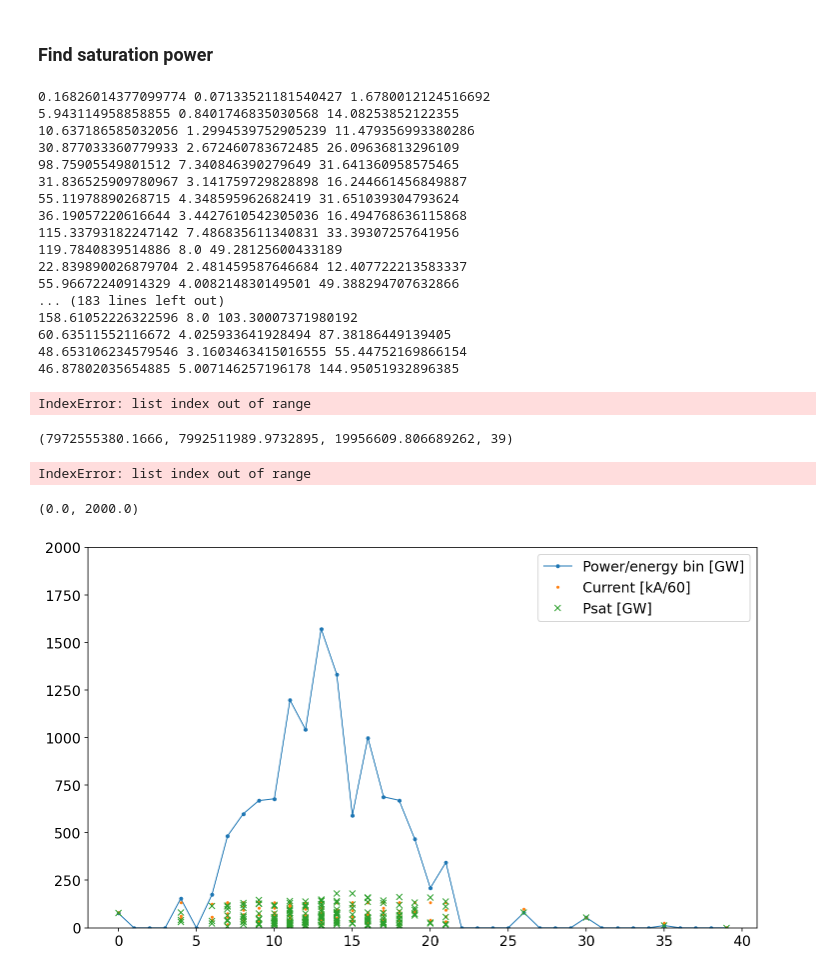
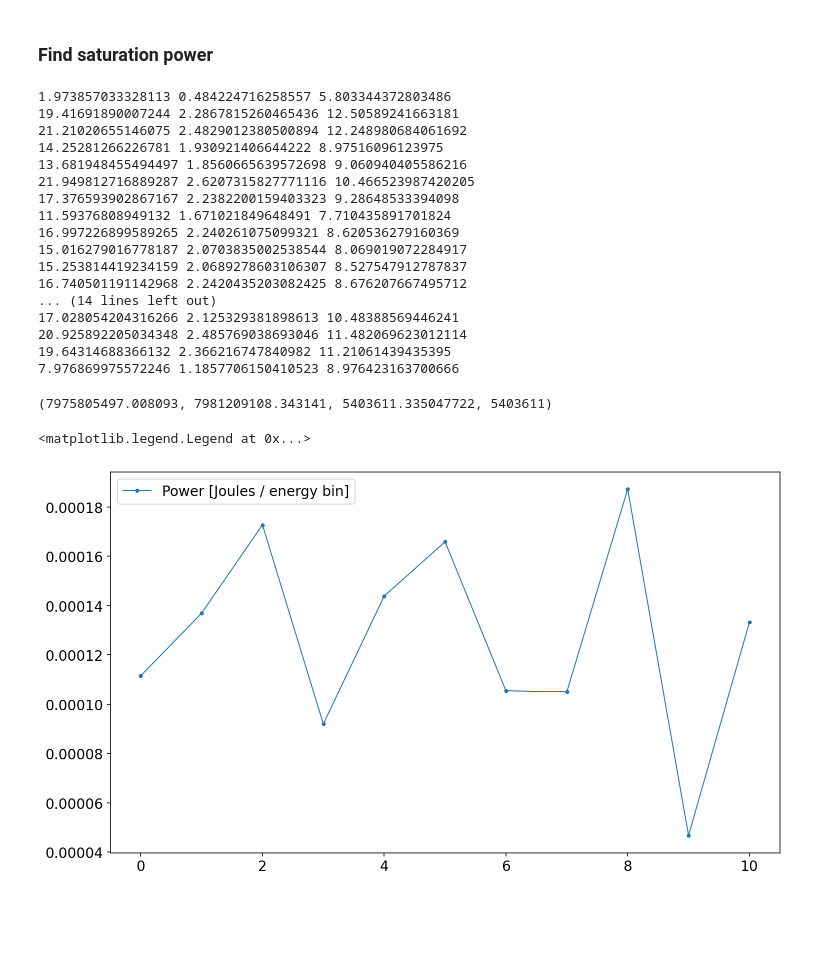
Before and after one commit to pluflou/FEL_Tuning, a Jupyter notebook: lcls_mx_optimizer.ipynb, the cells around one changed output. Drawn from its saved outputs; the diff is of its cells as text; code cells hidden in the pictures; blank space fills up the shorter version.

```diff
--- a/lcls_mx_optimizer.ipynb
+++ b/lcls_mx_optimizer.ipynb
@@ -110,17 +120,17 @@ for i,marker in enumerate(markers):
                             n_slice= n_slice, slice_key='t')
 # %%
 #fig, ax = plt.subplots(3, sharex=True, figsize=(10,13))
-sl = slices["VVHXU32"]
+sl = slices["VVHXU19"]
 
 #plt.plot(sl['norm_emit_x']*10**(9), label=r"$\epsilon_x$")
 #plt.plot(sl['norm_emit_y']*10**(9), label=r"$\epsilon_y$")
 plt.plot(sl['average_current']*10**(-3), label=r"$I_{avg}$")
-plt.plot(sl['sigma_pz']*10**(-5), label=r"$\sigma_{p_z}$")
+plt.plot(sl['sigma_pz']*10**(-7), label=r"$\sigma_{p_z}$")
 plt.title("Und, collimated")
 
 plt.legend()
 
-
+#plt.ylim(0,5)
 ### energy spread is large because of the weird line shaped horns
 # %% [output]
 <matplotlib.legend.Legend at 0x...>
@@ -128,3 +138,5 @@ plt.legend()
+# %%
+time_slice = (P.t.max()-P.t.min())/n_slice
 # %% [markdown]
 ## Find 3D gain length
 # %%
@@ -260,7 +273,7 @@ for i in range(n_slice):
 
     # average current
     #current_beam = sl["average_current"][i]
-    current_beam = 8*1e3 if sl["average_current"][i]>8*1e3 else sl["average_current"][i]
+    current_beam = 3*1e3 if sl["average_current"][i]>3*1e3 else sl["average_current"][i]
 
     current_list.append(current_beam)
 
@@ -303,24 +316,23 @@ for i in range(n_slice):
     psat_list.append(Psat(LambdaMX, rho, pbeam)) # in GW
     print(Psat(LambdaMX, rho, pbeam), current_beam/1e3, Pz(shot_noise(rho, lambda_rad, current_beam, gamma_beam), 18))
 # %% [output]
-0.16826014377099774 0.07133521181540427 1.6780012124516692
-5.943114958858855 0.8401746835030568 14.08253852122355
-10.637186585032056 1.2994539752905239 11.479356993380286
-30.877033360779933 2.672460783672485 26.09636813296109
-98.75905549801512 7.340846390279649 31.641360958575465
-31.836525909780967 3.141759729828898 16.244661456849887
-55.11978890268715 4.348595962682419 31.651039304793624
-36.19057220616644 3.4427610542305036 16.494768636115868
-115.33793182247142 7.486835611340831 33.39307257641956
-119.7840839514886 8.0 49.28125600433189
-22.839890026879704 2.481459587646684 12.407722213583337
-55.96672240914329 4.008214830149501 49.388294707632866
-... (183 lines left out)
-158.61052226322596 8.0 103.30007371980192
-60.63511552116672 4.025933641928494 87.38186449139405
-48.653106234579546 3.1603463415016555 55.44752169866154
-46.87802035654885 5.007146257196178 144.95051932896385
+1.973857033328113 0.484224716258557 5.803344372803486
+19.41691890007244 2.2867815260465436 12.50589241663181
+21.21020655146075 2.4829012380500894 12.248980684061692
+14.25281266226781 1.930921406644222 8.97516096123975
+13.681948455494497 1.8560665639572698 9.060940405586216
+21.949812716889287 2.6207315827771116 10.466523987420205
+17.376593902867167 2.2382200159403323 9.28648533394098
+11.59376808949132 1.671021849648491 7.710435891701824
+16.997226899589265 2.240261075099321 8.620536279160369
+15.016279016778187 2.0703835002538544 8.069019072284917
+15.253814419234159 2.0689278603106307 8.527547912787837
+16.740501191142968 2.2420435203082425 8.676207667495712
+... (14 lines left out)
+17.028054204316266 2.125329381898613 10.48388569446241
+20.925892205034348 2.485769038693046 11.482069623012114
+19.64314688366132 2.366216747840982 11.21061439435395
+7.976869975572246 1.1857706150410523 8.976423163700666
-IndexError: list index out of range
 # %%
 def create_bins(lower_bound, width, quantity):
     """ create_bins returns an equal-width (distance) partitioning.
@@ -351,9 +363,9 @@ def find_bin(value, bins):
 min_e = min(mean_pz_list)
 max_e = max(mean_pz_list)
 (max_e - min_e)/np.mean(mean_pz_list)*100
-min_e, max_e, (max_e-min_e), int((max_e-min_e)/bin_size)
+min_e, max_e, (max_e-min_e), int((max_e-min_e))#/bin_size)
 # %% [output]
-(7972555380.1666, 7992511989.9732895, 19956609.806689262, 39)
+(7975805497.008093, 7981209108.343141, 5403611.335047722, 5403611)
 # %%
 bin_size = 500000
 bins = create_bins(lower_bound= int(min_e),
@@ -372,36 +384,31 @@ for i in range(n_slice):
     bin_index = find_bin(mean_pz_list[i], bins)
     en_idx.append(bin_index)
 
-    # increment Psat val at that bin index
-    binned_psat[bin_index] = binned_psat[bin_index] + psat_list[i]
-
-#     if slice_energy[bin_index]>80:
-#         print(bin_index, current_list[i], psat_list[i], slice_energy[bin_index])
+    # increment Psat val at that bin index [JOULES]
+    binned_psat[bin_index] = binned_psat[bin_index] + psat_list[i]*time_slice*1e9 ## IN JOULES, from W not GW
 
     # photons/sec from power: divide by photon energy [W]/[J]= ph/[s]
     # need photon energy corresponding to each electron energy bin
 
 
-    binned_e_phot = constants.h*c/(lambda_rad_list[i]) # [J.s]x[m/s]/m
-    binned_num_phot[bin_index] = binned_psat[bin_index]*1e9/120 / binned_e_phot + binned_num_phot[bin_index]
-    #binned_num_phot[bin_index] = binned_e_phot/constants.h + binned_num_phot[bin_index]
+#     binned_e_phot = constants.h*c/(lambda_rad_list[i]) # [J.s]x[m/s]/m
+#     binned_num_phot[bin_index] = binned_psat[bin_index] / binned_e_phot + binned_num_phot[bin_index]
+#     #binned_num_phot[bin_index] = binned_e_phot/constants.h + binned_num_phot[bin_index]
-# %% [output]
-IndexError: list index out of range
 # %%
 plt.figure(figsize=(12,7))
 
-plt.plot(binned_psat, linewidth=1, marker='.', label="Power/energy bin [GW]")
+plt.plot(binned_psat, linewidth=1, marker='.', label="Power [Joules / energy bin]")
 #plt.ylabel("P/energy bin [GW]")
 
-plt.plot(en_idx, np.array(current_list)/60, linewidth=0, marker='o', markersize=2, label="Current [kA/60]")
-plt.plot(en_idx, np.array(psat_list), linewidth=0, marker='x', label="Psat [GW]")
+#plt.plot(en_idx, np.array(current_list)/50, linewidth=0, marker='o', markersize=2, label="Current [kA/50]")
+#plt.plot(en_idx, np.array(psat_list), linewidth=0, marker='x', label="Psat [GW]")
 
 plt.legend()
 
-plt.ylim(0,2000)
+#plt.ylim(0,2000)
 #plt.plot(np.array(binned_num_phot)/1, linewidth=0, marker='x', markersize=5)
 
-# max 0.6-1.3 E17 photons/s -> expected 0.15-14 E12 ---->>> 5 orders of magnitude off
+# max 0.6-1.3 E17 photons/pulse -> expected 0.15-14 E12 ---->>> 5 orders of magnitude off
 # %% [output]
-(0.0, 2000.0)
+<matplotlib.legend.Legend at 0x...>
-[figure, old version]
+[figure, new version]
```
Also changed, not shown: parts of 15 cells of this notebook, 2 other files.
